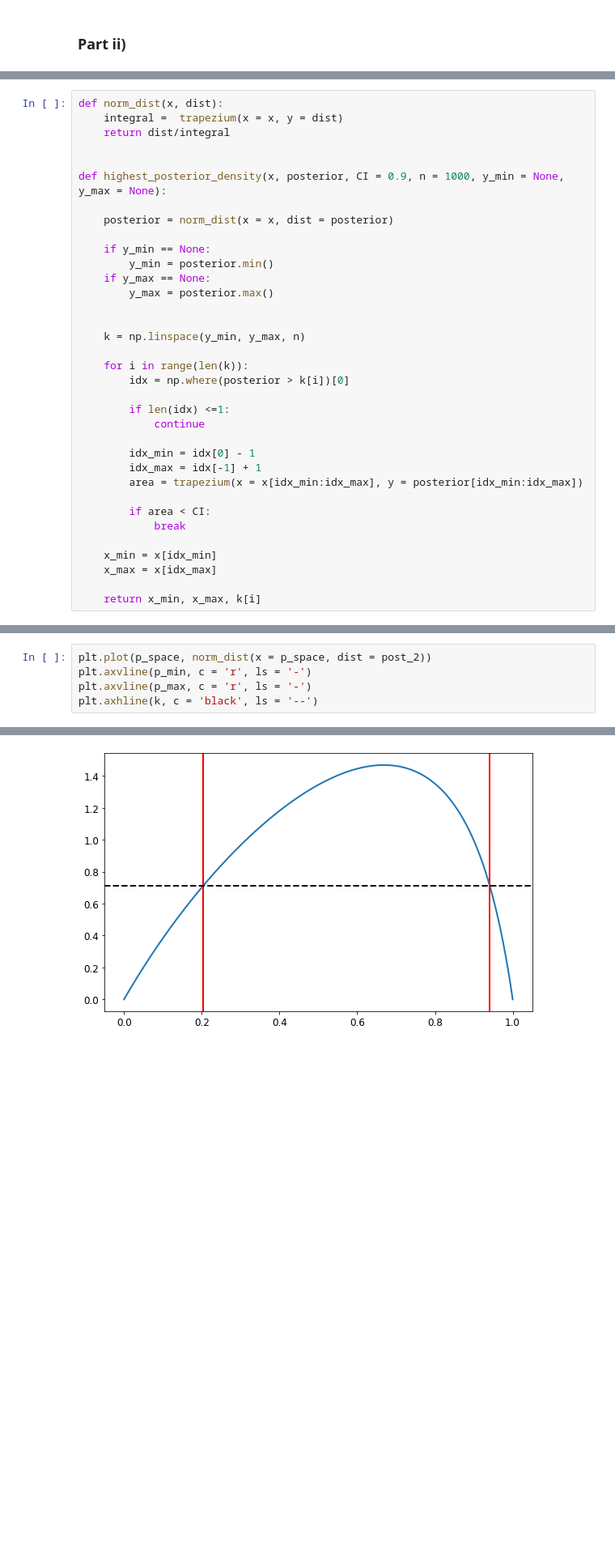
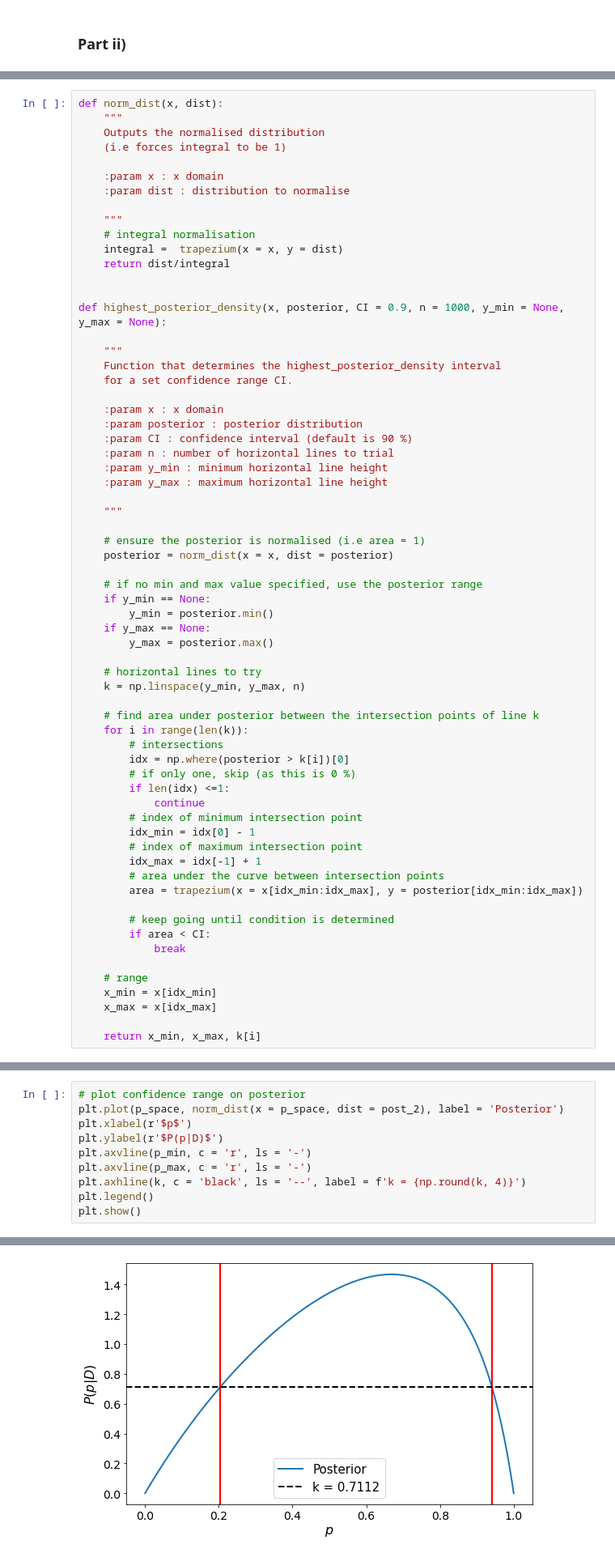
Before and after one commit to gosling123/MA930, a Jupyter notebook: MA930 Assignment 1.ipynb, the cells around one changed output, grey strips where cells are left out. Shown at 81% size. Saved outputs shown, nothing was run; the diff lists cells and outputs as text; blank space fills up the shorter version.

```diff
--- a/MA930 Assignment 1.ipynb
+++ b/MA930 Assignment 1.ipynb
@@ -833,34 +1003,64 @@ plt.show()
 # %%
 def norm_dist(x, dist):
+    """
+    Outputs the normalised distribution
+    (i.e forces integral to be 1)
+
+    :param x : x domain
+    :param dist : distribution to normalise
+
+    """
+    # integral normalisation
     integral =  trapezium(x = x, y = dist)
     return dist/integral
 
 
 def highest_posterior_density(x, posterior, CI = 0.9, n = 1000, y_min = None, y_max = None):
 
+    """
+    Function that determines the highest_posterior_density interval
+    for a set confidence range CI.
+
+    :param x : x domain
+    :param posterior : posterior distribution
+    :param CI : confidence interval (default is 90 %)
+    :param n : number of horizontal lines to trial
+    :param y_min : minimum horizontal line height
+    :param y_max : maximum horizontal line height
+
+    """
+
+    # ensure the posterior is normalised (i.e area = 1)
     posterior = norm_dist(x = x, dist = posterior)
 
+    # if no min and max value specified, use the posterior range
     if y_min == None:
         y_min = posterior.min()
     if y_max == None:
         y_max = posterior.max()
 
-
+    # horizontal lines to try
     k = np.linspace(y_min, y_max, n)
 
+    # find area under posterior between the intersection points of line k
     for i in range(len(k)):
+        # intersections
         idx = np.where(posterior > k[i])[0]
-
+        # if only one, skip (as this is 0 %)
         if len(idx) <=1:
             continue
-
+        # index of minimum intersection point
         idx_min = idx[0] - 1
+        # index of maximum intersection point
         idx_max = idx[-1] + 1
+        # area under the curve between intersection points
         area = trapezium(x = x[idx_min:idx_max], y = posterior[idx_min:idx_max])
 
+        # keep going until condition is determined
         if area < CI:
             break
 
+    # range
     x_min = x[idx_min]
     x_max = x[idx_max]
 
@@ -876,8 +1075,13 @@ print(f'P_max = {p_max}')
 P_min = 0.2035120351203512
 P_max = 0.9410094100941009
 # %%
-plt.plot(p_space, norm_dist(x = p_space, dist = post_2))
+# plot confidence range on posterior
+plt.plot(p_space, norm_dist(x = p_space, dist = post_2), label = 'Posterior')
+plt.xlabel(r'$p$')
+plt.ylabel(r'$P(p|D)$')
 plt.axvline(p_min, c = 'r', ls = '-')
 plt.axvline(p_max, c = 'r', ls = '-')
-plt.axhline(k, c = 'black', ls = '--')
+plt.axhline(k, c = 'black', ls = '--', label = f'k = {np.round(k, 4)}')
+plt.legend()
+plt.show()
 # %% [output]
@@ -885,4 +1088,4 @@ plt.axhline(k, c = 'black', ls = '--')
-[figure, old version]
+[figure, new version]
 # %% [markdown]
 # Question 9
 
```
Also changed, not shown: parts of 29 cells of this notebook.
